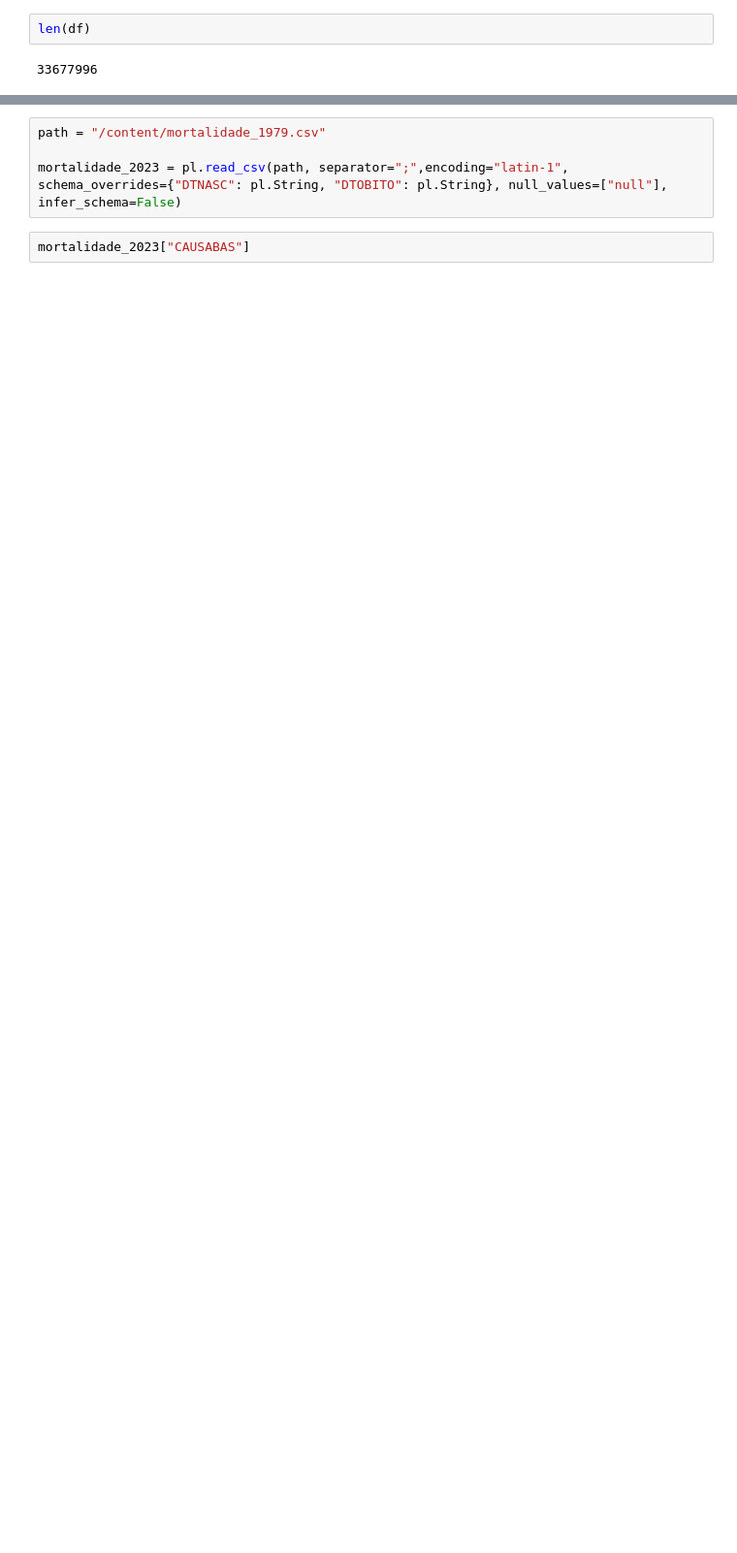
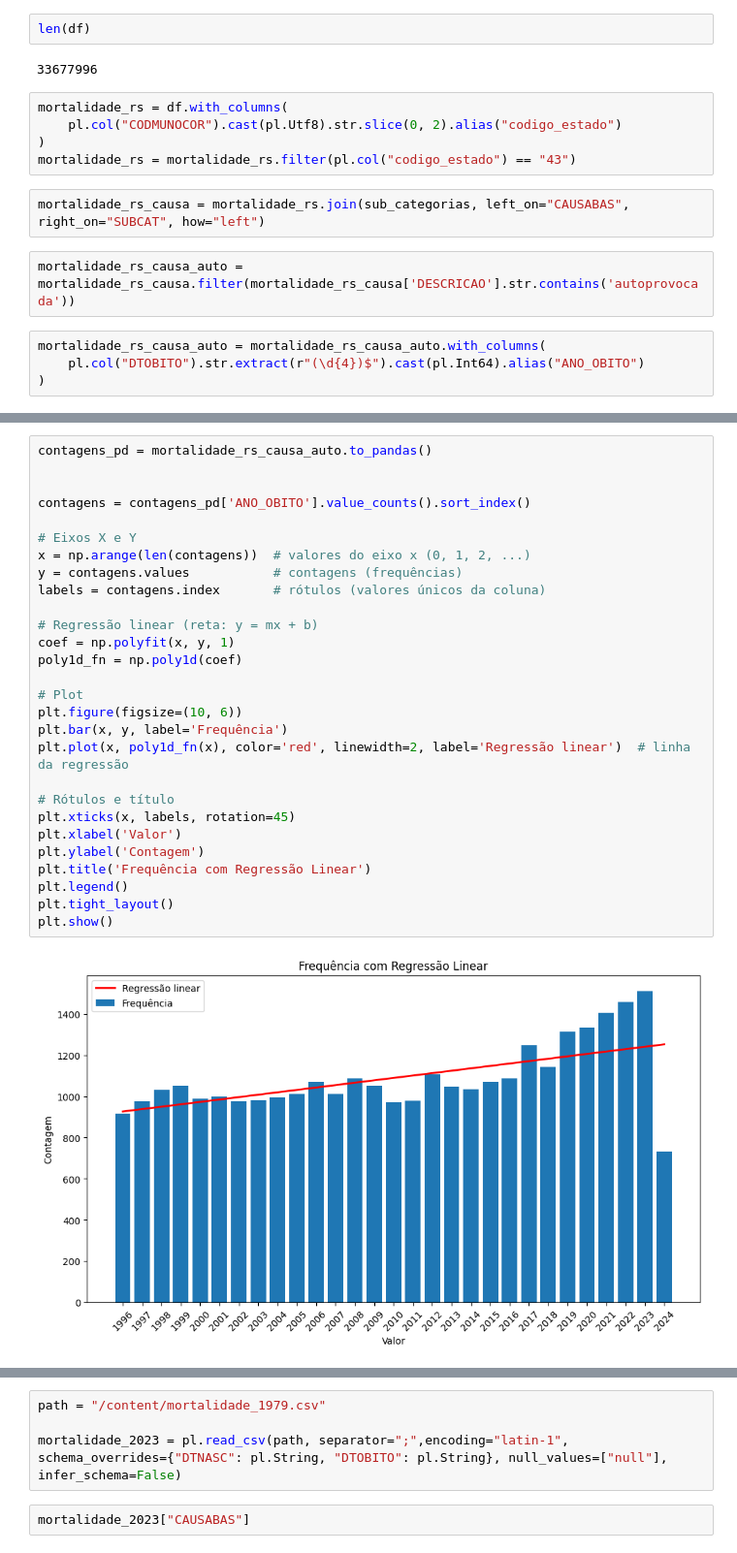
Before and after one commit to arturbernardo/data_sus, a Jupyter notebook: obitos_cid_datasus.ipynb, the cells around one changed output, grey strips where cells are left out. Shown at 97% size. Drawn from its saved outputs; the diff is of its cells as text; blank space fills up the shorter version.

```diff
--- a/obitos_cid_datasus.ipynb
+++ b/obitos_cid_datasus.ipynb
@@ -135,3 +136,16 @@ for file in files[1:]:
 len(df)
 # %% [output]
 33677996
+# %%
+mortalidade_rs = df.with_columns(
+    pl.col("CODMUNOCOR").cast(pl.Utf8).str.slice(0, 2).alias("codigo_estado")
+)
+mortalidade_rs = mortalidade_rs.filter(pl.col("codigo_estado") == "43")
+# %%
+mortalidade_rs_causa = mortalidade_rs.join(sub_categorias, left_on="CAUSABAS", right_on="SUBCAT", how="left")
+# %%
+mortalidade_rs_causa_auto = mortalidade_rs_causa.filter(mortalidade_rs_causa['DESCRICAO'].str.contains('autoprovocada'))
+# %%
+mortalidade_rs_causa_auto = mortalidade_rs_causa_auto.with_columns(
+    pl.col("DTOBITO").str.extract(r"(\d{4})$").cast(pl.Int64).alias("ANO_OBITO")
+)
@@ -137,0 +154,30 @@ len(df)
+# %%
+contagens_pd = mortalidade_rs_causa_auto.to_pandas()
+
+
+contagens = contagens_pd['ANO_OBITO'].value_counts().sort_index()
+
+# Eixos X e Y
+x = np.arange(len(contagens))  # valores do eixo x (0, 1, 2, ...)
+y = contagens.values           # contagens (frequências)
+labels = contagens.index       # rótulos (valores únicos da coluna)
+
+# Regressão linear (reta: y = mx + b)
+coef = np.polyfit(x, y, 1)
+poly1d_fn = np.poly1d(coef)
+
+# Plot
+plt.figure(figsize=(10, 6))
+plt.bar(x, y, label='Frequência')
+plt.plot(x, poly1d_fn(x), color='red', linewidth=2, label='Regressão linear')  # linha da regressão
+
+# Rótulos e título
+plt.xticks(x, labels, rotation=45)
+plt.xlabel('Valor')
+plt.ylabel('Contagem')
+plt.title('Frequência com Regressão Linear')
+plt.legend()
+plt.tight_layout()
+plt.show()
+# %% [output]
+[figure, added]
```
Also changed, not shown: parts of 5 cells of this notebook.
